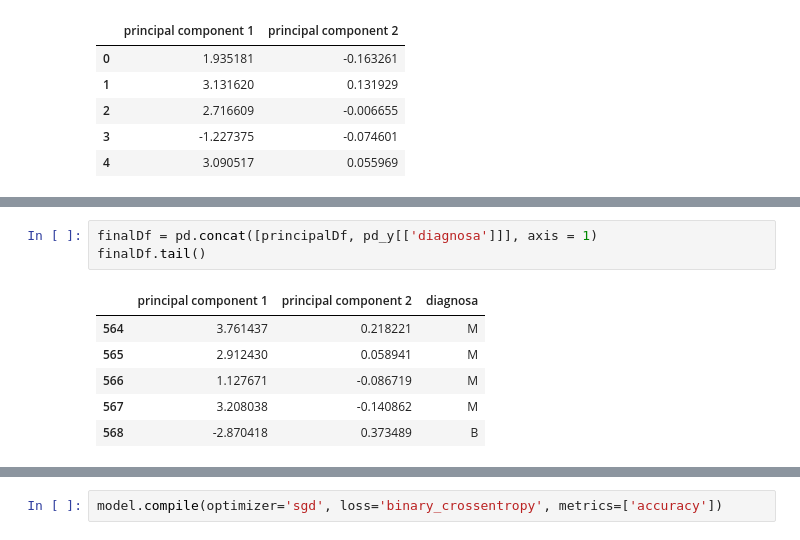
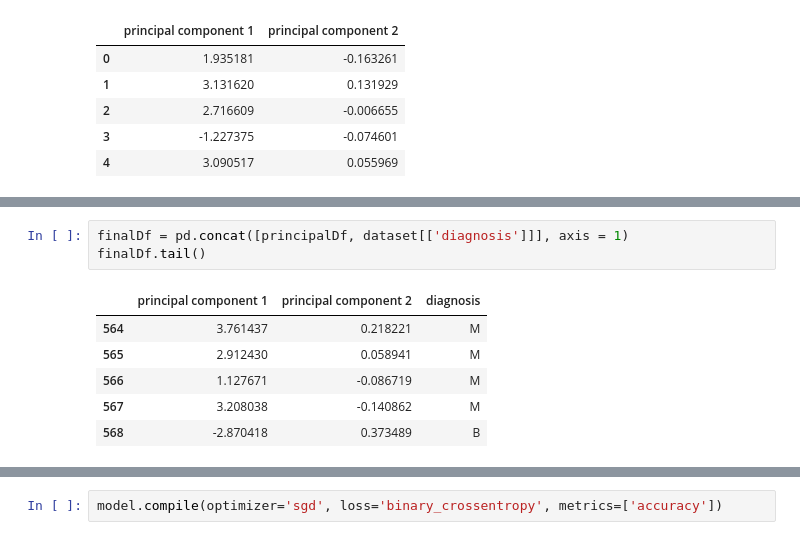
Before and after one commit to WisudantyoWahyu/UAS-SLO_2101202059_WisudantyoWahyuP, a Jupyter notebook: UAS_Dimensionality_Reduction_PCA_2101202059.ipynb, the cells around one changed output, grey strips where cells are left out. Cells and saved outputs as stored; diff of their text form.

```diff
--- a/UAS_Dimensionality_Reduction_PCA_2101202059.ipynb
+++ b/UAS_Dimensionality_Reduction_PCA_2101202059.ipynb
@@ -175,8 +185,8 @@ pd_y.head()
 # %%
-finalDf = pd.concat([principalDf, pd_y[['diagnosa']]], axis = 1)
+finalDf = pd.concat([principalDf, dataset[['diagnosis']]], axis = 1)
 finalDf.tail()
 # %% [output]
-|  | principal component 1 | principal component 2 | diagnosa |
+|  | principal component 1 | principal component 2 | diagnosis |
 | 564 | 3.761437 | 0.218221 | M |
 | 565 | 2.912430 | 0.058941 | M |
 | 566 | 1.127671 | -0.086719 | M |
```
Also changed, not shown: parts of 11 cells of this notebook.
